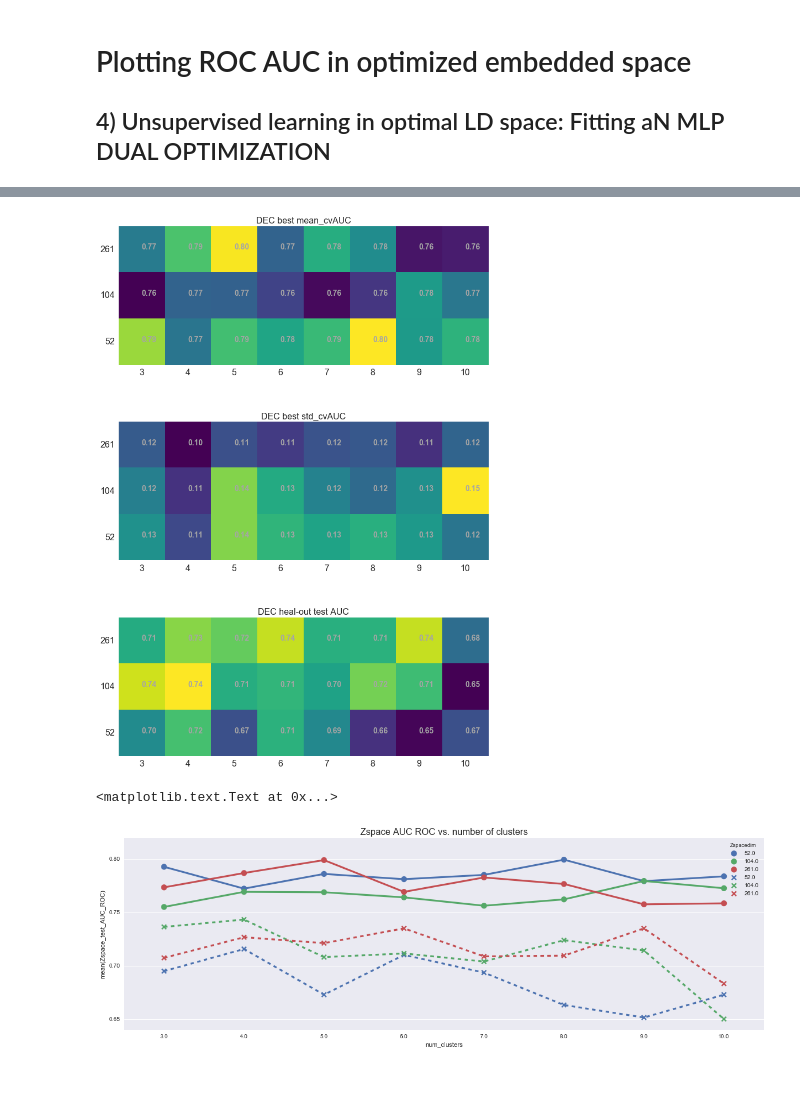
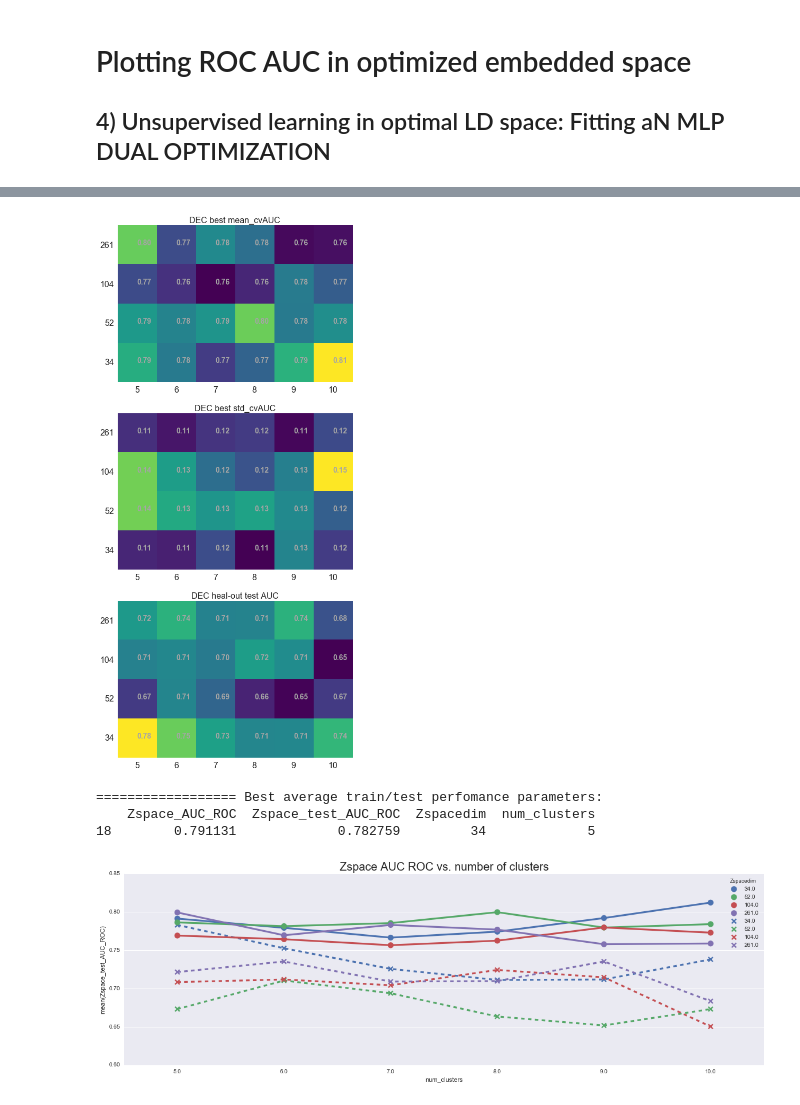
Before and after one commit to cgallego/NME_analysis, a Jupyter notebook: DEC_ROC_decModel_wimgF_dualopt_descStats.ipynb, the cells around one changed output, grey strips where cells are left out. Saved outputs shown, nothing was run; the diff lists cells and outputs as text; code cells hidden in the pictures.

```diff
--- a/DEC_ROC_decModel_wimgF_dualopt_descStats.ipynb
+++ b/DEC_ROC_decModel_wimgF_dualopt_descStats.ipynb
@@ -212,7 +211,7 @@ X_allNME_featurenames[ind_featImp]
 RFfeatImportances = pd.DataFrame({'varname':X_allNME_featurenames[ind_featImp], 'RFvarImp':np.sort(RFmodel.feature_importances_)[::-1]})
 
 # Initialize the matplotlib figure
-f, ax = plt.subplots(figsize=(14, 36))
+f, ax = plt.subplots(figsize=(14, 44))
 # Plot the total crashes
 sns.set_color_codes("pastel")
 # of all 523 variables seclec those wiht positive varImportances
@@ -221,4 +220,5 @@ varDiscrim = RFfeatImportances[RFfeatImportances['RFvarImp']>0.0]
 # top 20% = 523*0.20
 varDiscrim = RFfeatImportances.iloc[0:int(523*0.20)]
 sns.barplot(x="RFvarImp", y="varname", data=varDiscrim, label="varname", color="b")
+aa=ax.set_yticklabels(varDiscrim['varname'],fontsize=20)
 # %% [output]
@@ -428,7 +423,7 @@ for znum in latent_size:
         Iwk = np.sum(np.sum(numIwc, axis=1), axis=0)
         Hc = -np.sum(absCj/N*np.log(absCj/N))
         Hw = np.sum(absWk/N*np.log(absWk/N))
-        NMI = Iwk/(np.abs(Hc+Hw))
+        NMI = Iwk/(np.abs(Hc+Hw)/2)
         print("... num_centers={} DEC normalizedMI = {}".format(num_centers,NMI))
         normalizedMI.append(NMI)
         print("========================\n")
@@ -484,8 +479,8 @@ save_to = r'Z:\Cristina\Section3\NME_DEC\SAEmodels\decModel_wimgF_dualopt_descSt
 
 # to load a prevously DEC model
 input_size = combX_allNME.shape[1]
-latent_size = [input_size/rxf for rxf in [2,5,10]]
-varying_mu = [int(np.round(var_mu)) for var_mu in np.linspace(3,10,8)]
+latent_size = [input_size/rxf for rxf in [2,5,10,15]]
+varying_mu = [int(np.round(var_mu)) for var_mu in np.linspace(5,10,6)]
 
 scoresM = np.zeros((len(latent_size),len(varying_mu),4))
 scoresM_titles=[]
@@ -493,7 +488,6 @@ scoresM_titles=[]
 ######################
 # DEC: define num_centers according to clustering variable
 ######################
-# to load a prevously DEC model
 for ik,znum in enumerate(latent_size):
     cvRForigXAUC = []
     initAUC = []
@@ -503,6 +497,7 @@ for ik,znum in enumerate(latent_size):
     for ic,num_centers in enumerate(varying_mu):
         X = combX_allNME
         y = roi_labels
+        y_train_roi_labels = np.asarray(y)
 
         print('Loading autoencoder of znum = {}, mu = {} , post training DEC results'.format(znum,num_centers))
         dec_model = DECModel(mx.cpu(), X, num_centers, 1.0, znum, 'Z:\\Cristina\\Section3\\NME_DEC\\SAEmodels')
@@ -512,6 +507,12 @@ for ik,znum in enumerate(latent_size):
 
         with gzip.open(os.path.join(save_to,'outdict_z{}_mu{}_{}.arg'.format(znum,num_centers,labeltype)), 'rb') as fu:
             outdict = pickle.load(fu)
+
+        print('DEC train init AUC = {}'.format(outdict['meanAuc_cv'][0]))
+        max_meanAuc_cv = outdict['meanAuc_cv'][-1]
+        indmax_meanAuc_cv = outdict['meanAuc_cv'].index(max_meanAuc_cv)
+        print r'DEC train max meanAuc_cv = {} $\pm$ {}'.format(max_meanAuc_cv,dec_model['std_auc'][indmax_meanAuc_cv])
+        print('DEC validation AUC at max meanAuc_cv = {}'.format(outdict['auc_val'][indmax_meanAuc_cv]))
 
         #####################
         # extract Z-space from optimal DEC model
@@ -540,7 +541,7 @@ for ik,znum in enumerate(latent_size):
         pbestacci = dec_model['pbestacci']
 
         # pool Z-space variables
-        datalabels = np.asarray(y_train)
+        datalabels = np.asarray(y)
         dataZspace = np.concatenate((zbestacci, pbestacci), axis=1)
 
         #####################
@@ -556,7 +557,6 @@ for ik,znum in enumerate(latent_size):
         yZ_test = np.asanyarray(y[:sep]=='M').astype(int)
         Z_train = Z[sep:]
         yZ_train = np.asanyarray(y[sep:]=='M').astype(int)
-
 
         # We’ll load MLP using MXNet’s symbolic interface
         dataMLP = mx.sym.Variable('data')
@@ -664,9 +664,6 @@ for ik,znum in enumerate(latent_size):
         axaroc.legend(loc="lower right",fontsize=18)
         plt.show()
 
-        print('DEC train init AUC = {}'.format(dec_model['meanAuc_cv'][0]))
-        print r'DEC train max meanAuc_cv = %0.6f $\pm$ %0.2f' % (np.mean(aucs), std_auc)
-        print('DEC validation AUC at max meanAuc_cv = {}'.format(auc_val))
         cvRForigXAUC.append(0.67)
         initAUC.append(dec_model['meanAuc_cv'][0])
         cvRFZspaceAUC.append(np.mean(aucs))
@@ -676,6 +673,7 @@ for ik,znum in enumerate(latent_size):
         # Calculate NMI: find max soft assignments dec_args
         ################
         num_classes = len(np.unique(roi_labels))
+        roi_classes = np.unique(roi_labels)
         W = pbestacci.argmax(axis=1)
         clusters = range(dec_model['num_centers'])
         num_clusters = len(np.unique(W))
@@ -704,7 +702,7 @@ for ik,znum in enumerate(latent_size):
         Iwk = np.sum(np.sum(numIwc, axis=1), axis=0)
         Hc = -np.sum(absCj/N*np.log(absCj/N))
         Hw = np.sum(absWk/N*np.log(absWk/N))
-        NMI = Iwk/(np.abs(Hc+Hw))
+        NMI = Iwk/(np.abs(Hc+Hw)/2)
         print("... num_centers={} DEC normalizedMI = {}".format(num_centers,NMI))
         normalizedMI.append(NMI)
         print("========================\n")
@@ -797,36 +798,35 @@ Loading autoencoder of znum = 261, mu = 8 , post training DEC results
 # %%
 import matplotlib.pyplot as plt
 import numpy as np
 from matplotlib.ticker import MultipleLocator, FixedLocator, FormatStrFormatter
 
 figscoresM, axes = plt.subplots(nrows=3, ncols=1, figsize=(12, 18))
 for k,ax in enumerate(axes.flat):
     im = ax.imshow(scoresM[:,:,k], cmap='viridis', interpolation='nearest')
     ax.grid(False)
     for u in range(len(latent_size)):
         for v in range(len(varying_mu)):
             ax.text(v,u,'{:.2f}'.format(scoresM[u,v,k]), color=np.array([0.65,0.65,0.65,1]),
                          fontdict={'weight': 'bold', 'size': 14})
     # set ticks
     ax.xaxis.set_major_locator(FixedLocator(np.linspace(0,9,10)))
     ax.xaxis.set_major_formatter(FormatStrFormatter('%d'))
     ax.xaxis.set_minor_locator(MultipleLocator(1))
 
     mu_labels = [str(mu) for mu in varying_mu]
     ax.set_xticklabels(mu_labels, minor=False,fontsize=16)
-    ax.yaxis.set_major_locator(FixedLocator(np.linspace(0,2,3)))
+    ax.yaxis.set_major_locator(FixedLocator(np.linspace(0,3,4)))
     ax.yaxis.set_major_formatter(FormatStrFormatter('%d'))
     ax.yaxis.set_minor_locator(MultipleLocator(1))
 
     znum_labels = [str(znum) for znum in latent_size]
     ax.set_yticklabels(znum_labels, minor=False,fontsize=16)
     ax.xaxis.set_label('Zspace dim')
     ax.yaxis.set_label('# clusters')
     ax.set_title(scoresM_titles[k],fontsize=16)
 # %% [output]
-[figure, old version]
+[figure, new version]
 # %%
-## plot line plots
 dict_aucZlatent = pd.DataFrame()
 for k,znum in enumerate(latent_size):
     for l,num_c in enumerate(varying_mu):
@@ -839,10 +839,19 @@ fig2 = plt.figure(figsize=(20,6))
 ax2 = plt.axes()
 sns.set_context("notebook")
 sns.pointplot(x="num_clusters", y="Zspace_AUC_ROC", hue="Zspacedim", data=dict_aucZlatent, ax=ax2, size=0.05)
-sns.pointplot(x="num_clusters", y="Zspace_test_AUC_ROC", hue="Zspacedim", data=dict_aucZlatent, ax=ax2, size=0.05, markers=["x","x","x"],linestyles=["--","--","--"])
+sns.pointplot(x="num_clusters", y="Zspace_test_AUC_ROC", hue="Zspacedim", data=dict_aucZlatent, ax=ax2, size=0.05, markers=["x","x","x","x"],linestyles=["--","--","--","--"])
 ax2.xaxis.set_label('# clusters')
 ax2.yaxis.set_label('Zspace AUC ROC')
-ax2.set_title('Zspace AUC ROC vs. number of clusters',fontsize=16)
+ax2.set_title('Zspace AUC ROC vs. number of clusters',fontsize=20)
+
+# find best performing by the average of broth train and test performance
+max_aucZlatent = np.max(dict_aucZlatent[["Zspace_AUC_ROC", "Zspace_test_AUC_ROC"]].mean(axis=1))
+indmax_meanAuc_cv = dict_aucZlatent[["Zspace_AUC_ROC", "Zspace_test_AUC_ROC"]].mean(axis=1) == max_aucZlatent
+print "\n================== Best average train/test perfomance parameters:"
+bestperf_params = dict_aucZlatent[indmax_meanAuc_cv]
+print bestperf_params
 # %% [output]
-<matplotlib.text.Text at 0x...>
+================== Best average train/test perfomance parameters:
+    Zspace_AUC_ROC  Zspace_test_AUC_ROC  Zspacedim  num_clusters
+18        0.791131             0.782759         34             5
-[figure, old version]
+[figure, new version]
```
Also changed, not shown: parts of 5 cells of this notebook, 1 other file.
